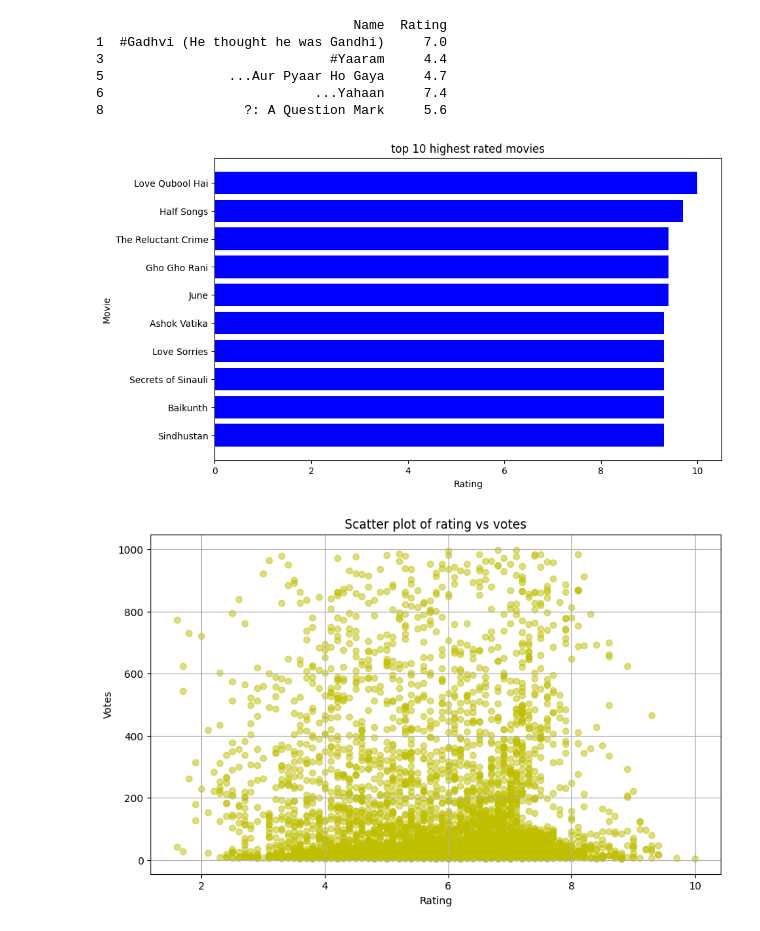
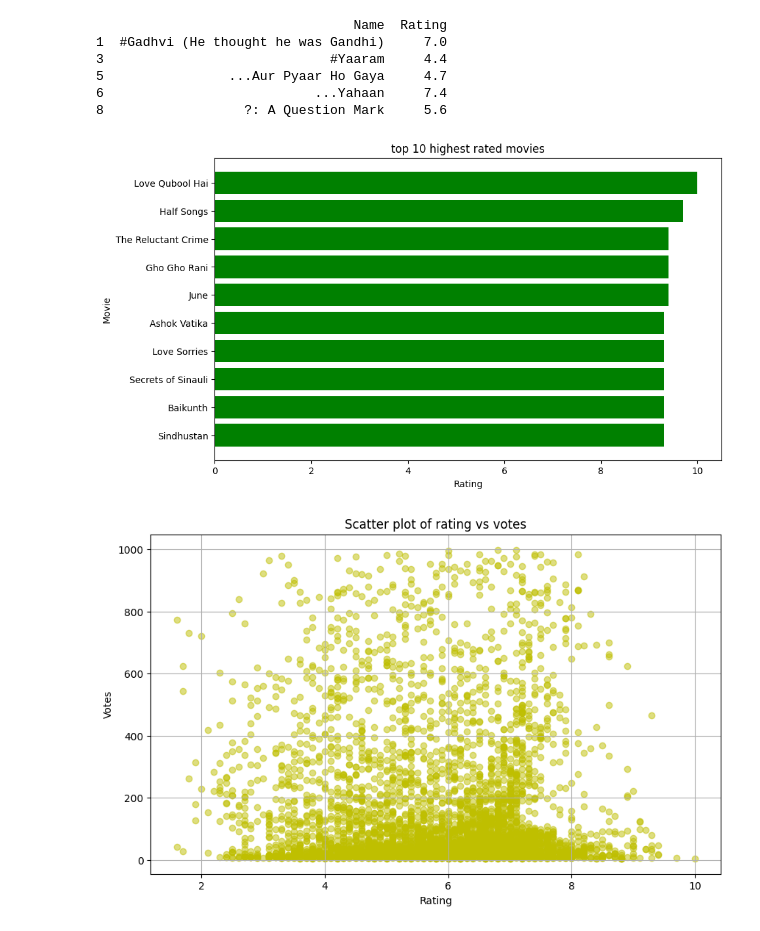
Before and after one commit to Raushaan/CODSOFT, a Jupyter notebook: cd_task2.ipynb, the cells around one changed output. Cells and saved outputs as stored; diff of their text form; code cells hidden in the pictures.

```diff
--- a/cd_task2.ipynb
+++ b/cd_task2.ipynb
@@ -136,4 +136,4 @@ Rating Distribution:
 1.1       1
 Name: count, Length: 84, dtype: int64
 # %%
-dataset.drop_duplicates(inplace=True)
+dataset.drop_duplicates(inplace=False)
@@ -167,14 +181,14 @@ print(movie_name_rating.head())
 # %%
 top_rated_movies=dataset.sort_values(by='Rating',ascending=False).head(10)
 plt.figure(figsize=(10,6))
-plt.barh(top_rated_movies['Name'],top_rated_movies['Rating'],color='blue')
+plt.barh(top_rated_movies['Name'],top_rated_movies['Rating'],color='green')
 plt.xlabel('Rating')
 plt.ylabel('Movie')
 plt.title("top 10 highest rated movies")
 plt.gca().invert_yaxis()
 plt.show()
 # %% [output]
-[figure, old version]
+[figure, new version]
 # %%
 dataset['Votes']=pd.to_numeric(dataset['Votes'],errors='coerce')
 plt.figure(figsize=(10,6))
```
Also changed, not shown: parts of 2 cells of this notebook.
